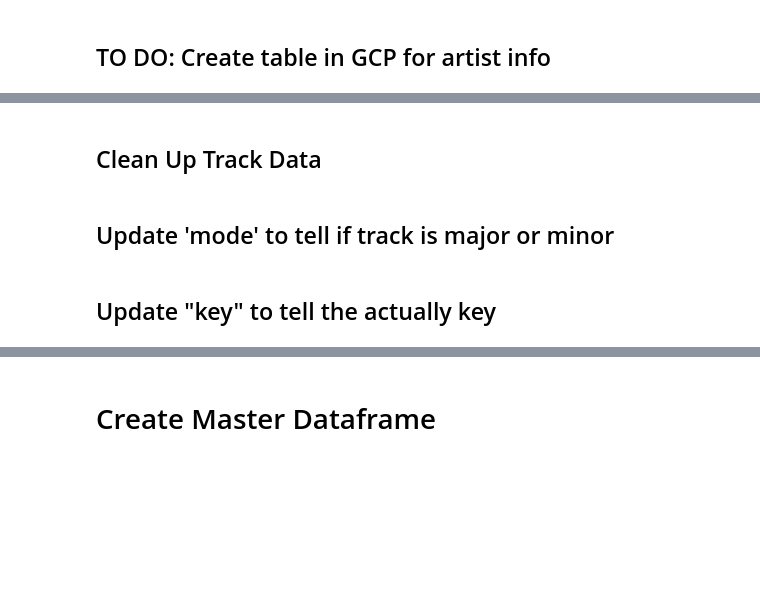
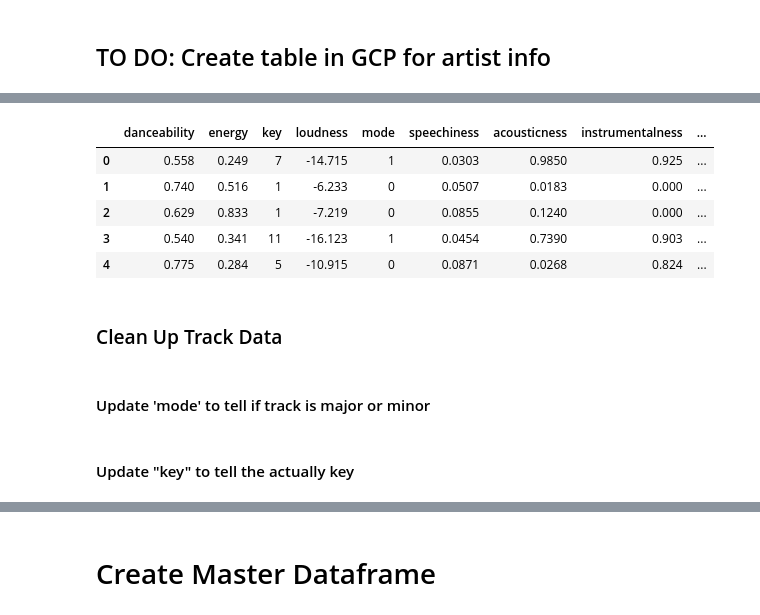
Before and after one commit to DrakeData/Spotify_Data, a Jupyter notebook: Spotify_Data_Scrape.ipynb, the cells around one changed output, grey strips where cells are left out. Cells and saved outputs as stored; diff of their text form; code cells hidden in the pictures; blank space fills up the shorter version.

```diff
--- a/Spotify_Data_Scrape.ipynb
+++ b/Spotify_Data_Scrape.ipynb
@@ -377,0 +426,18 @@ artist_df
+# %%
+# Query GCP BQ for top 5 played tracks
+
+project_id = "spotify-project-287802"
+
+sql = """
+SELECT track_id
+    , album_id
+    , artist_id
+FROM `spotify-project-287802.spotify_api.recently_played_tracks`
+GROUP BY track_id
+    , album_id
+    , artist_id
+"""
+# Load table into df
+bq_df3 = pandas_gbq.read_gbq(sql, project_id=project_id, credentials=credentials)
+
+bq_df3.head()
@@ -377,0 +453,3 @@ artist_df
+# %%
+gcp_track_id_ls= bq_df3['track_id'].tolist()
+gcp_track_id_ls
@@ -378,14 +486,37 @@ artist_df
+# %%
+track_data = []
+for id in tqdm(gcp_track_id_ls):
+    base_url = f'https://api.spotify.com/v1/audio-features/{id}?'
+
+    #2. Authentication
+    #3. Parameters -- would be stored with authentication
+    headers = {
+        "Authorization": f"Bearer {auth_token}"
+    }
+
+    r = requests.get(base_url, headers=headers)
+    track_data.append(json.loads(r.text))
+# %%
+track_df = pd.json_normalize(track_data)
+track_df.head()
+# %% [output]
+|  | danceability | energy | key | loudness | mode | speechiness | acousticness | instrumentalness | ... |
+| 0 | 0.558 | 0.249 | 7 | -14.715 | 1 | 0.0303 | 0.9850 | 0.925 | ... |
+| 1 | 0.740 | 0.516 | 1 | -6.233 | 0 | 0.0507 | 0.0183 | 0.000 | ... |
+| 2 | 0.629 | 0.833 | 1 | -7.219 | 0 | 0.0855 | 0.1240 | 0.000 | ... |
+| 3 | 0.540 | 0.341 | 11 | -16.123 | 1 | 0.0454 | 0.7390 | 0.903 | ... |
+| 4 | 0.775 | 0.284 | 5 | -10.915 | 0 | 0.0871 | 0.0268 | 0.824 | ... |
 # %% [markdown]
-## Clean Up Track Data
+### Clean Up Track Data
 # %% [markdown]
-## Update 'mode' to tell if track is major or minor
+#### Update 'mode' to tell if track is major or minor
 # %%
 mod_dict = {0 : 'Minor',
             1: 'Major'}
 # %%
 track_df['mode'].replace(mod_dict, inplace=True)
 # %% [markdown]
-## Update "key" to tell the actually key
+#### Update "key" to tell the actually key
 # %%
 music_dic = {
     0: 'C',
```
Also changed, not shown: parts of 32 cells of this notebook, 3 other files.
